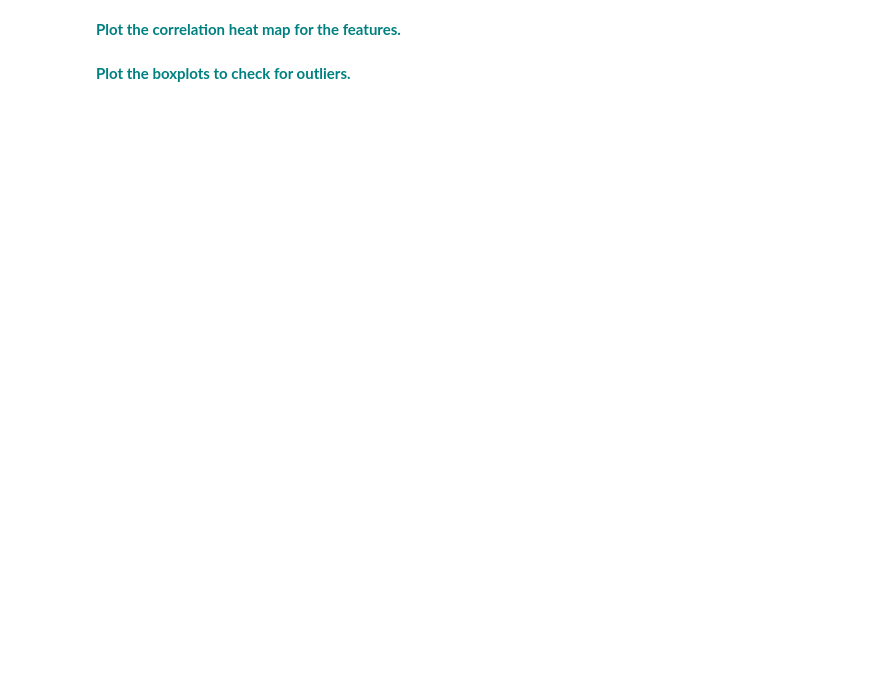
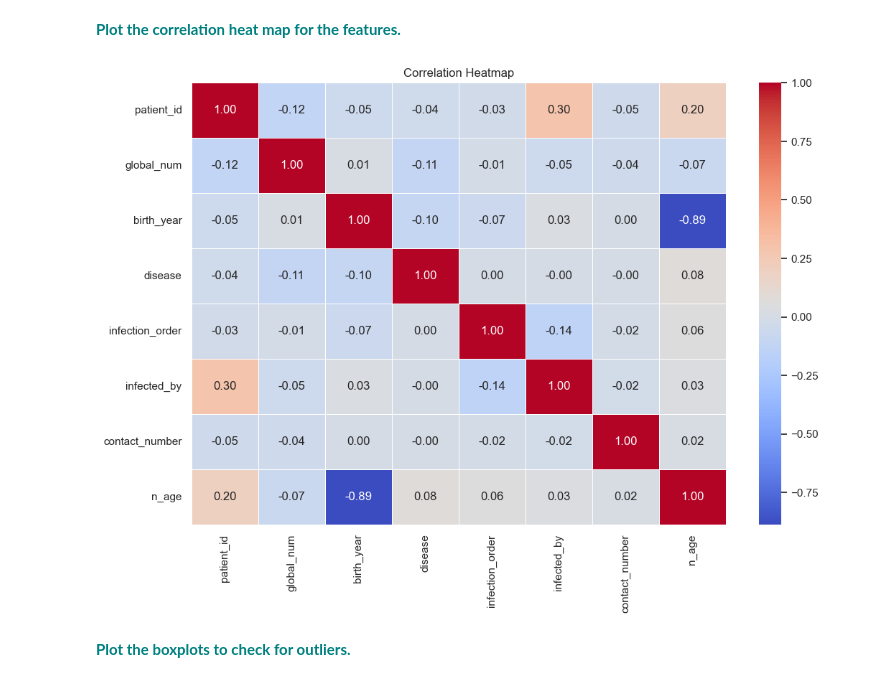
Before and after one commit to JTK112/Springboard--Joshua-D., a Jupyter notebook: RandomForest_casestudy_covid19.ipynb, the cells around one changed output. Drawn from its saved outputs; the diff is of its cells as text; code cells hidden in the pictures; blank space fills up the shorter version.

```diff
--- a/RandomForest_casestudy_covid19.ipynb
+++ b/RandomForest_casestudy_covid19.ipynb
@@ -80,5 +106,8 @@ df.state.value_counts()
 # %% [markdown]
  **<font color='teal'> Create a new column named 'n_age' which is the calculated age based on the birth year column.</font>**
+# %%
+current_year = 2023
+df["n_age"] = current_year - df["birth_year"]
 # %% [markdown]
 ### Handle Missing Values
 # %% [markdown]
@@ -88,8 +159,18 @@ df.info()
 # %% [markdown]
  **<font color='teal'> Fill the 'disease' missing values with 0 and remap the True values to 1.</font>**
+# %%
+df['disease'].fillna(0, inplace=True)
+df['disease'] = df['disease'].map({True: 1, False: 0})
 # %% [markdown]
  **<font color='teal'> Fill null values in the following columns with their mean: 'global_number','birth_year','infection_order','infected_by'and 'contact_number'</font>**
+# %%
+columns_to_fill_mean = ['global_num', 'birth_year', 'infection_order', 'infected_by', 'contact_number']
+
+# Fill null values with the mean of each column
+df[columns_to_fill_mean] = df[columns_to_fill_mean].apply(lambda x: x.fillna(x.mean()))
 # %% [markdown]
  **<font color='teal'> Fill the rest of the missing values with any method.</font>**
+# %%
+df.fillna(method='ffill', inplace=True)
 # %% [markdown]
  **<font color='teal'> Check for any remaining null values.</font>**
@@ -129,4 +296,15 @@ vn
 # %% [markdown]
 **<font color='teal'> Plot the correlation heat map for the features.</font>**
+# %%
+numeric_columns = df.select_dtypes(include=['float64', 'int64']).columns
+correlation_matrix = df[numeric_columns].corr()
+
+# Plot the correlation heatmap
+plt.figure(figsize=(12, 8))
+sns.heatmap(correlation_matrix, annot=True, cmap="coolwarm", fmt=".2f", linewidths=.5)
+plt.title("Correlation Heatmap")
+plt.show()
+# %% [output]
+[figure, added]
 # %% [markdown]
 **<font color='teal'> Plot the boxplots to check for outliers. </font>**
```
Also changed, not shown: parts of 19 cells of this notebook.
